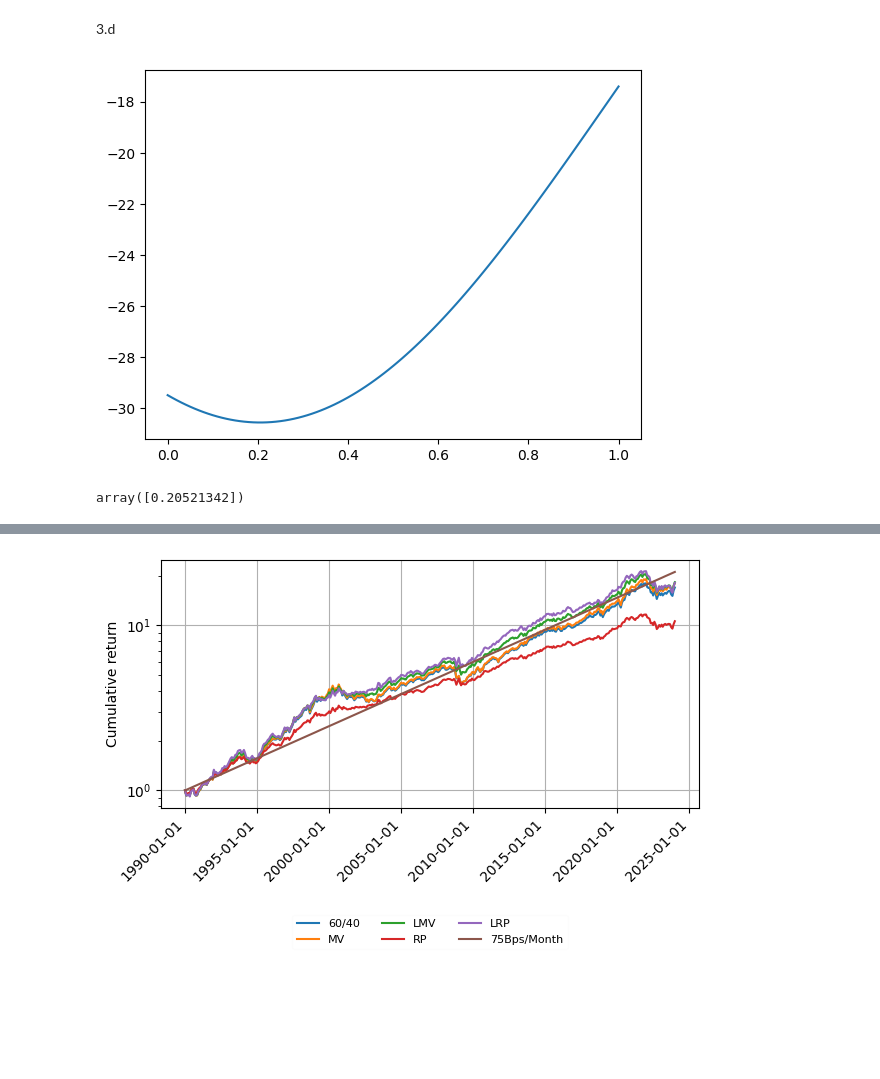
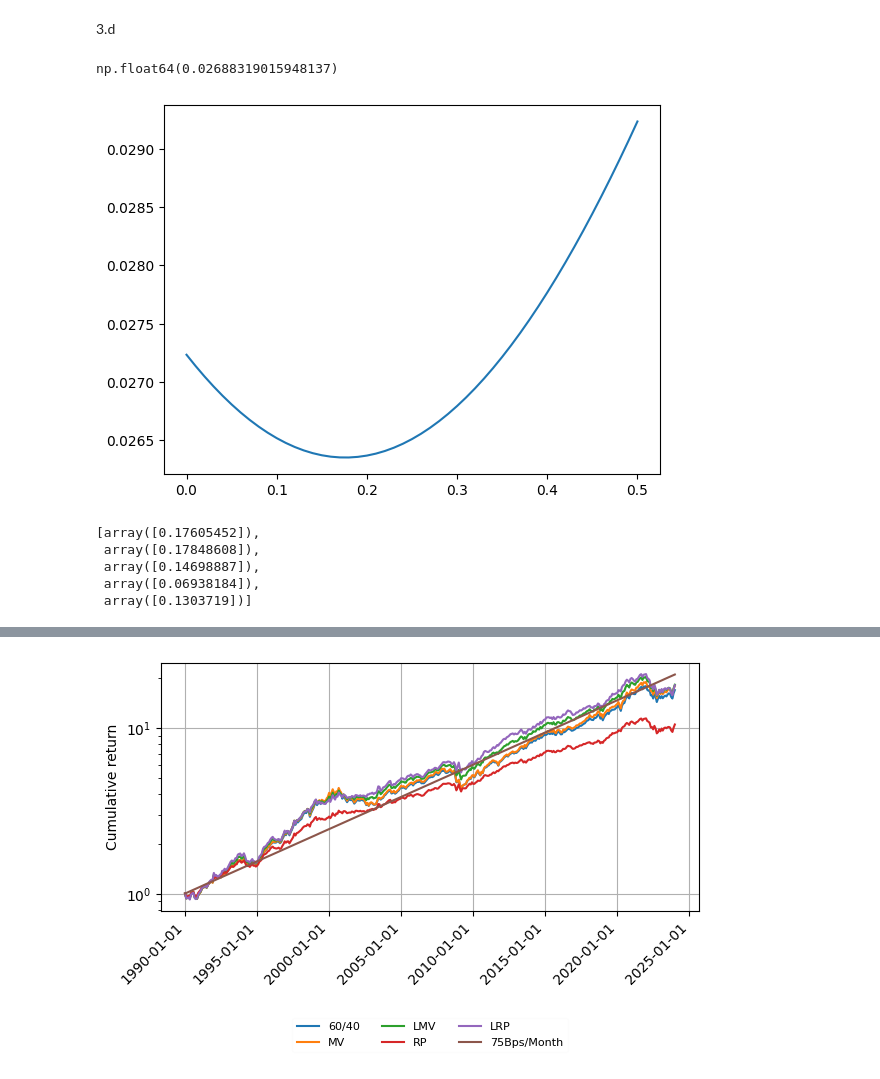
Before and after one commit to andreas-eklundh/Asset_allocation, a Jupyter notebook: Task_3.ipynb, the cells around one changed output, grey strips where cells are left out. Saved outputs shown, nothing was run; the diff lists cells and outputs as text; code cells hidden in the pictures; blank space fills up the shorter version.

Commit message:
optimal overlay functionality

```diff
--- a/Task_3.ipynb
+++ b/Task_3.ipynb
@@ -272,15 +259,12 @@ def olay_ret(olay, data):
+# %%
+Utils.olay_opt(0.04, data,mu_target,0)
+# %% [output]
+np.float64(0.02688319015948137)
 # %%
-olay_list = [o*0.01 for o in range(0,101)]
-olay_ret_list = [olay_ret(i, data) for i in olay_list]
+olay_list = [o*0.01 for o in range(0,51)]
+olay_ret_list = [Utils.olay_opt(i, data,mu_target,0) for i in olay_list]
 olay_ret_list
 plt.plot(olay_list, olay_ret_list)
 plt.show()
 # %% [output]
-[figure, old version]
+[figure, new version]
-# %%
-res = minimize(fun = olay_ret, x0 = 0.1, method = 'trust-constr',
-                args =data, bounds = [(0,1)])
-res.x
-# Higher than what we can. As expected makes sense to go for as much leverage possible.
-# %% [output]
-array([0.20521342])
@@ -301,3 +271,17 @@ sigma_cost = np.cov([data_ol_cost["RF"],data_ol_cost["10YrReturns"],data_ol_cost
+# %%
+# Get the optimal overlays:
+olays_t = []
+for i in range(0,5):
+    res = minimize(fun = Utils.olay_opt, x0 = 0.25, method = 'trust-constr',
+                    args =(data,mu_target,i), bounds = [(0,1)])
+    olays_t.append(res.x)
+olays_t
+# %% [output]
+[array([0.17605452]),
+ array([0.17848608]),
+ array([0.14698887]),
+ array([0.06938184]),
+ array([0.1303719])]
 # %%
 initial_fits = 12
 
```
Also changed, not shown: parts of 13 cells of this notebook, 3 other files.
